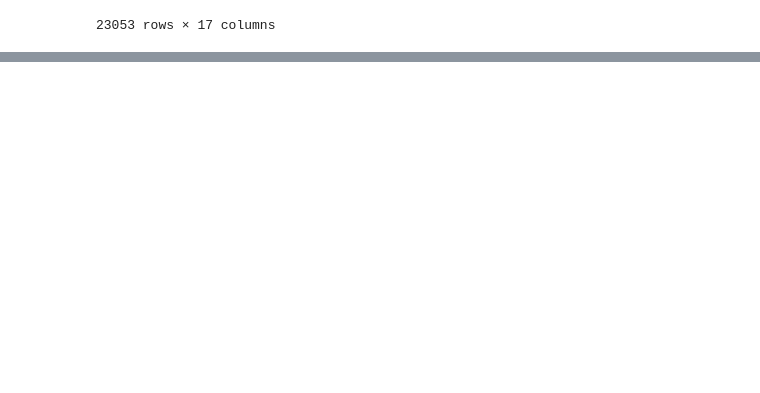
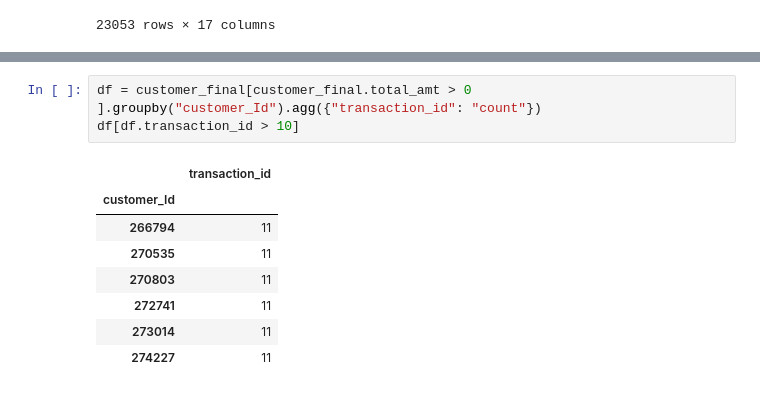
Before and after one commit to Pritish1607Tiwari/Case_Studies_Practice, a Jupyter notebook: Python Foundation Case Study 1 - Retail Case Study/Case Study 1 - Retail Case Study/solution.ipynb, the cells around one changed output, grey strips where cells are left out. Cells and saved outputs as stored; diff of their text form; blank space fills up the shorter version.

```diff
--- a/Python Foundation Case Study 1 - Retail Case Study/Case Study 1 - Retail Case Study/solution.ipynb
+++ b/Python Foundation Case Study 1 - Retail Case Study/Case Study 1 - Retail Case Study/solution.ipynb
@@ -351,0 +341,12 @@ customer_final[(customer_final.Store_type == "Flagship store"  ) & (customer_fin
+# %%
+df = customer_final[customer_final.total_amt > 0 ].groupby("customer_Id").agg({"transaction_id": "count"})
+df[df.transaction_id > 10]
+# %% [output]
+|  | transaction_id |
+| customer_Id |  |
+| 266794 | 11 |
+| 270535 | 11 |
+| 270803 | 11 |
+| 272741 | 11 |
+| 273014 | 11 |
+| 274227 | 11 |
```
Also changed, not shown: parts of 13 cells of this notebook, 1 other file.
